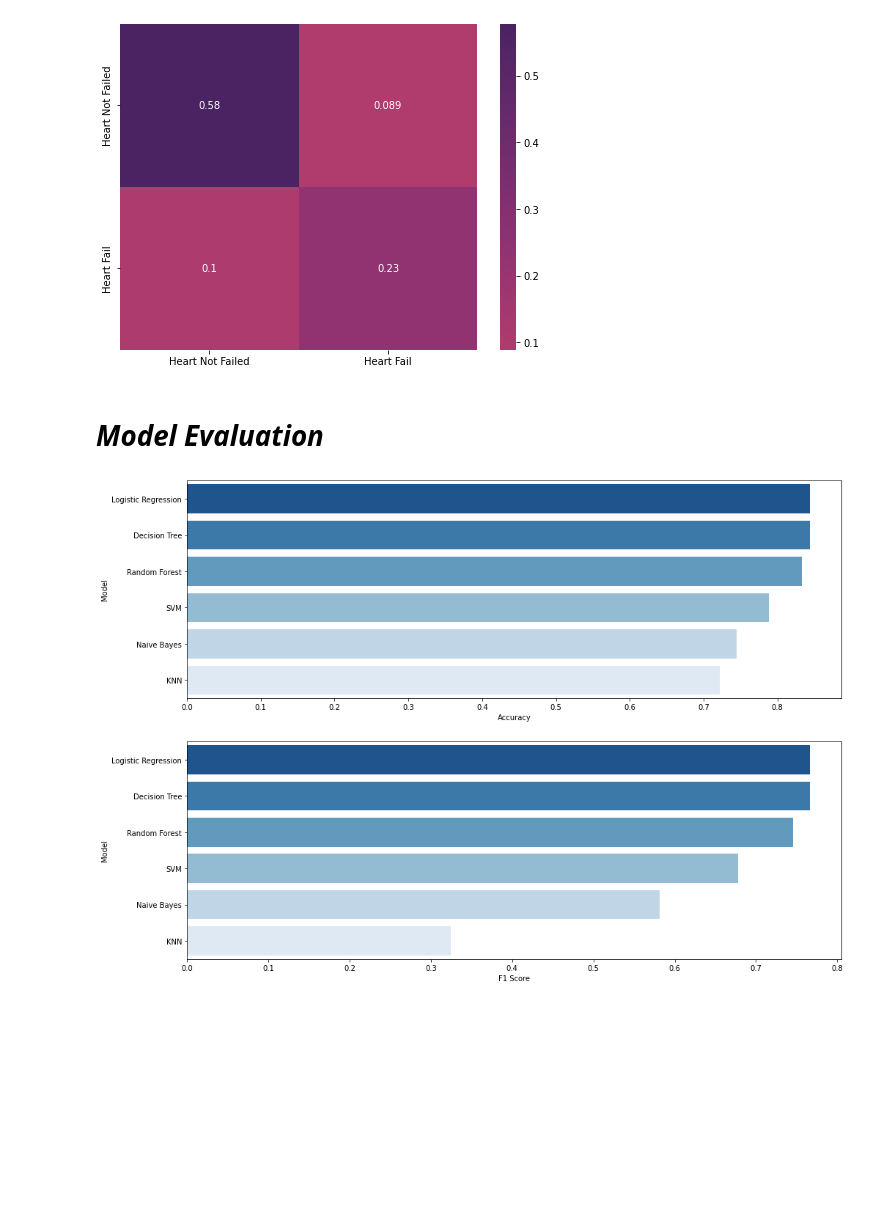
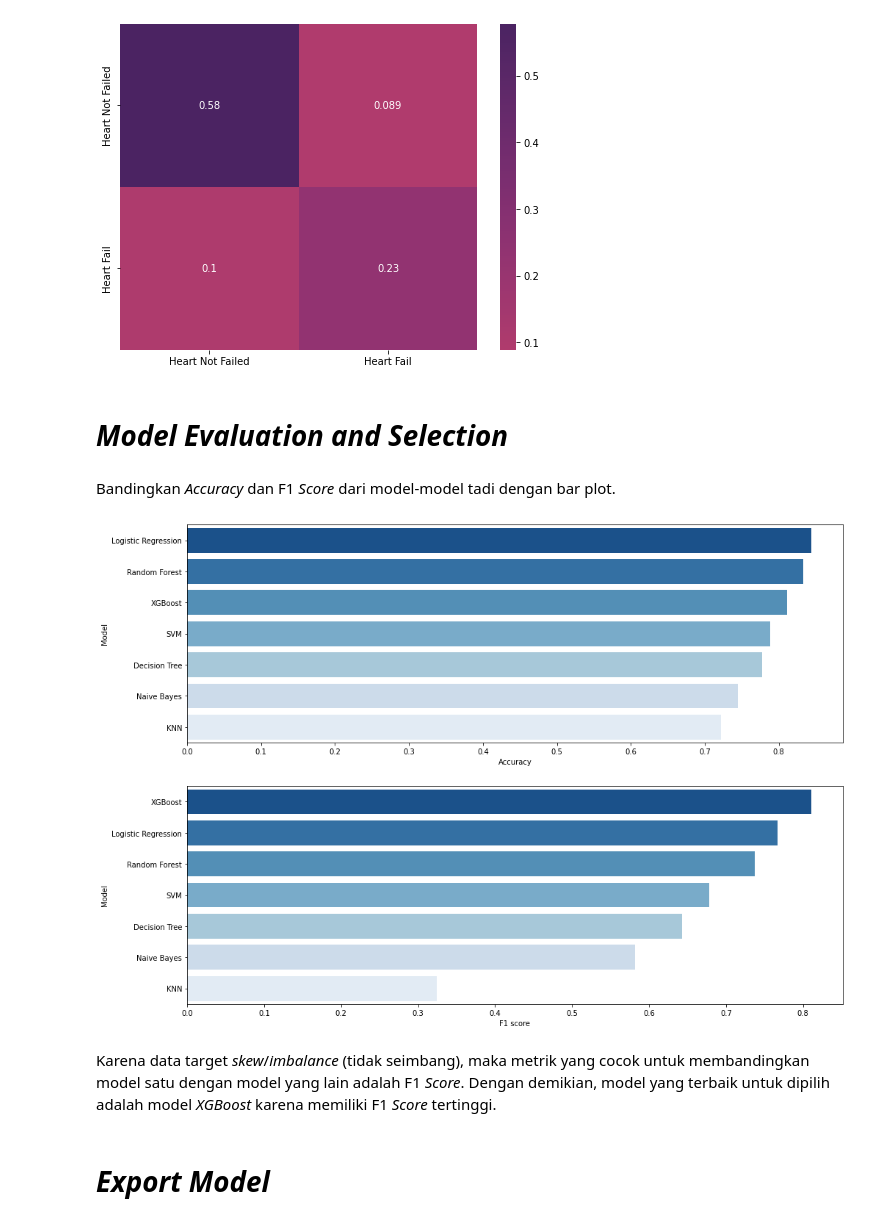
Before and after one commit to alxxtexxr/H8_3, a Jupyter notebook: PYTN_KampusMerdeka_fp3_Alim_Tegar_Wicaksono.ipynb, the cells around one changed output. Saved outputs shown, nothing was run; the diff lists cells and outputs as text; code cells hidden in the pictures; blank space fills up the shorter version.

```diff
--- a/PYTN_KampusMerdeka_fp3_Alim_Tegar_Wicaksono.ipynb
+++ b/PYTN_KampusMerdeka_fp3_Alim_Tegar_Wicaksono.ipynb
@@ -138,11 +139,11 @@ Name: 0, dtype: float64
 # %% [markdown]
 Cek *distribution* dan *variability* dari kolom-kolom dataset dengan histogram.
 # %%
-non_binary_cols = df.drop(df.columns[df.isin((0,1)).all()], axis=1).columns
+# non_binary_cols = df.drop(df.columns[df.isin((0,1)).all()], axis=1).columns
 
 plt.figure(figsize=(16,12))
-for i, col in enumerate(non_binary_cols, 1):
-  plt.subplot(3, 3, i)
+for i, col in enumerate(df.columns, 1):
+  plt.subplot(5, 3, i)
   sns.histplot(df[col], kde=True)
   plt.tight_layout()
 plt.show()
@@ -442,20 +487,26 @@ plot_confusion_matrix(y_test, y_pred, ticks=('Heart Not Failed', 'Heart Fail'))
 # %% [output]
 [figure]
 # %% [markdown]
-# *Model Evaluation*
+# *Model Evaluation and Selection*
+# %% [markdown]
+Bandingkan *Accuracy* dan F1 *Score* dari model-model tadi dengan bar plot.
 # %%
-model_comparison_df = pd.DataFrame({'Model': ('Logistic Regression', 'KNN', 'SVM',
-                                              'Naive Bayes', 'Decision Tree', 'Random Forest',),
-                                   'Accuracy': (lr_acc, knn_acc, svm_acc,
-                                                nb_acc, dt_acc, rf_acc),
-                                   'F1 Score': (lr_f1, knn_f1, svm_f1,
-                                                nb_f1, dt_f1, rf_f1)})
-metric_cols = ('Accuracy', 'F1 Score')
+model_comparison_df = pd.DataFrame({'Model': ('Logistic Regression', 'KNN', 'SVM', 'Naive Bayes',
+                                              'Decision Tree', 'Random Forest', 'XGBoost'),
+                                   'Accuracy': (lr_acc, knn_acc, svm_acc, nb_acc,
+                                                dt_acc, rf_acc, xgb_acc),
+                                   'F1 score': (lr_f1, knn_f1, svm_f1, nb_f1,
+                                                dt_f1, rf_f1, xgb_acc)})
+metric_cols = ('Accuracy', 'F1 score')
 
 plt.figure(figsize=(16,12))
 for i, col in enumerate(metric_cols, 1):
   plt.subplot(len(metric_cols), 1, i)
   sns.barplot(model_comparison_df.sort_values(col, ascending=False), x=col, y='Model', palette='Blues_r')
 plt.show()
 # %% [output]
-[figure, old version]
+[figure, new version]
+# %% [markdown]
+Karena data target *skew*/*imbalance* (tidak seimbang), maka metrik yang cocok untuk membandingkan model satu dengan model yang lain adalah F1 *Score*. Dengan demikian, model yang terbaik untuk dipilih adalah model *XGBoost* karena memiliki F1 *Score* tertinggi.
+# %% [markdown]
+# *Export Model*
```
Also changed, not shown: parts of 35 cells of this notebook, 2 other files.
